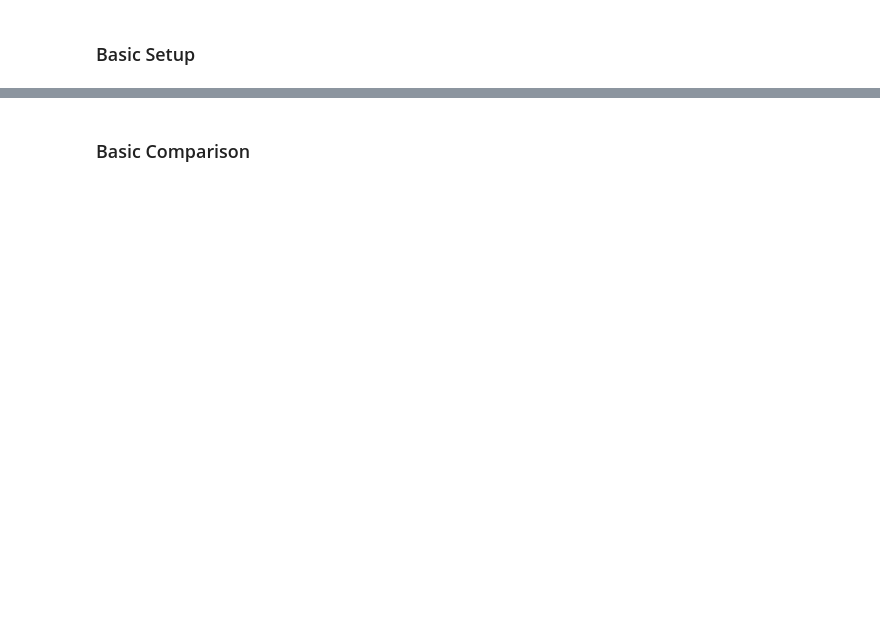
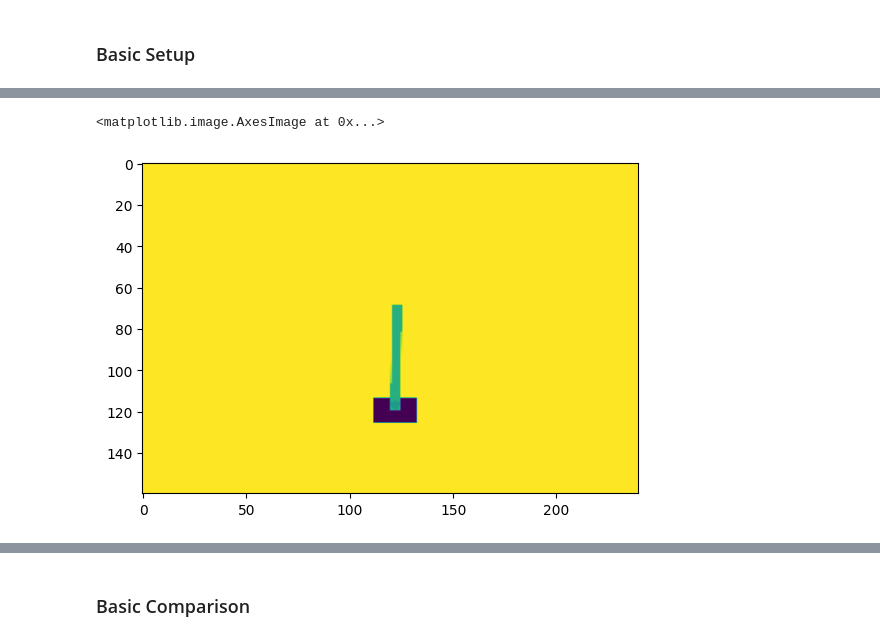
Before and after one commit to naveenr414/concept_decisions, a Jupyter notebook: scripts/notebooks/Scratch Space.ipynb, the cells around one changed output, grey strips where cells are left out. Cells and saved outputs as stored; diff of their text form; code cells hidden in the pictures; blank space fills up the shorter version.

```diff
--- a/scripts/notebooks/Scratch Space.ipynb
+++ b/scripts/notebooks/Scratch Space.ipynb
@@ -162,0 +211,5 @@ gold_timesteps
+# %%
+plt.imshow(a[0][3])
+# %% [output]
+<matplotlib.image.AxesImage at 0x...>
+[figure, added]
```
Also changed, not shown: parts of 35 cells of this notebook, 4 other files.
